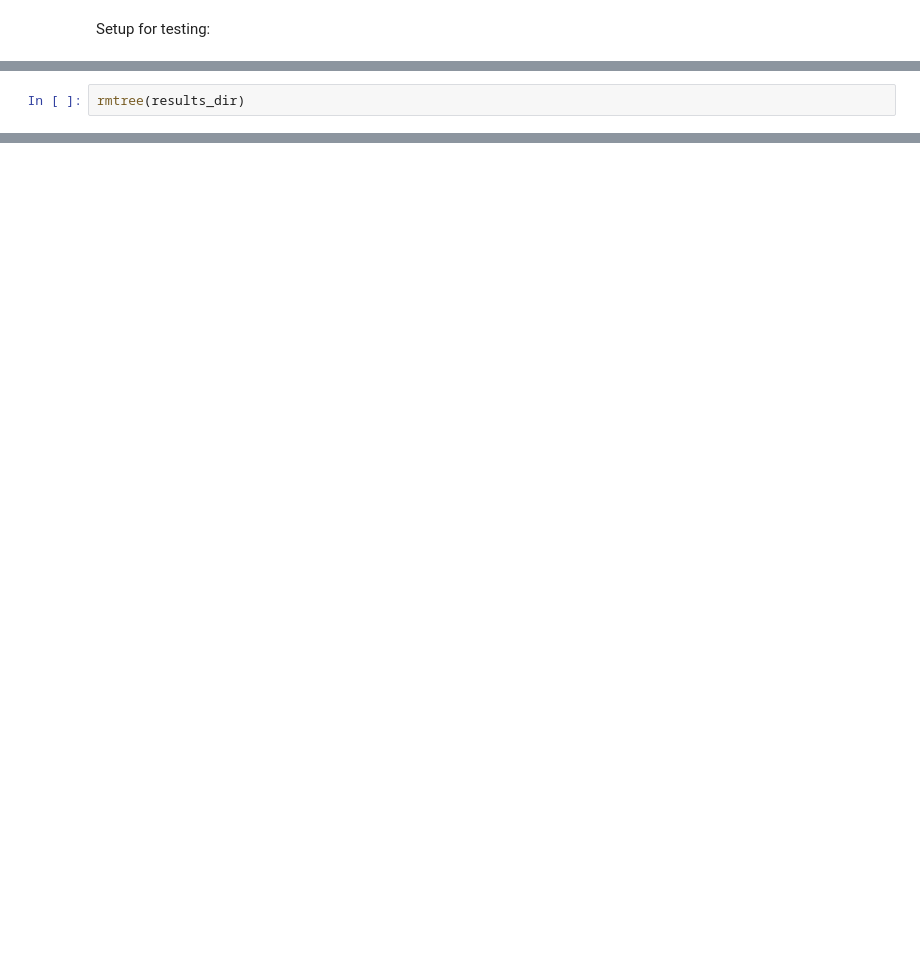
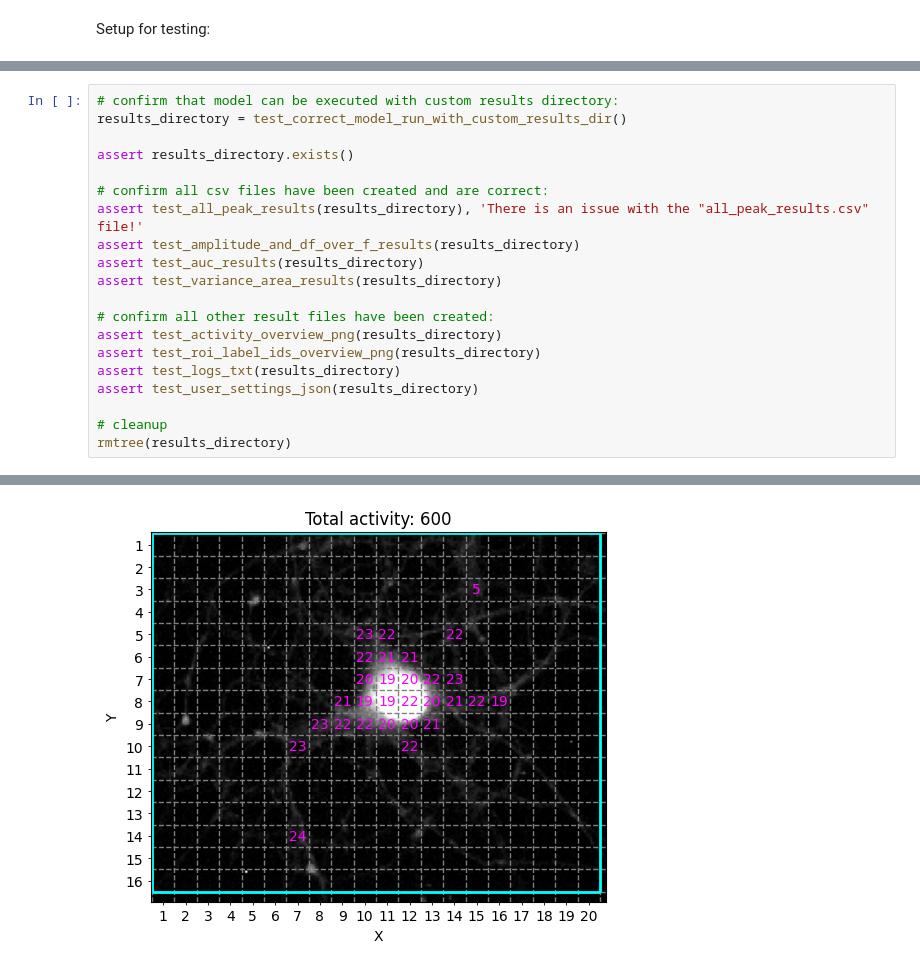
Before and after one commit to Indoc-Research/NeuralActivityCubic, a Jupyter notebook: nbs/02_model.ipynb, the cells around one changed output, grey strips where cells are left out. Cells and saved outputs as stored; diff of their text form; blank space fills up the shorter version.

```diff
--- a/nbs/02_model.ipynb
+++ b/nbs/02_model.ipynb
@@ -411,2 +431,21 @@ Clean-up after testing:
-# %%
-rmtree(results_dir)
+# %%
+# confirm that model can be executed with custom results directory:
+results_directory = test_correct_model_run_with_custom_results_dir()
+
+assert results_directory.exists()
+
+# confirm all csv files have been created and are correct:
+assert test_all_peak_results(results_directory), 'There is an issue with the "all_peak_results.csv" file!'
+assert test_amplitude_and_df_over_f_results(results_directory)
+assert test_auc_results(results_directory)
+assert test_variance_area_results(results_directory)
+
+# confirm all other result files have been created:
+assert test_activity_overview_png(results_directory)
+assert test_roi_label_ids_overview_png(results_directory)
+assert test_logs_txt(results_directory)
+assert test_user_settings_json(results_directory)
+
+# cleanup
+rmtree(results_directory)
+# %% [output]
@@ -412,0 +469 @@ rmtree(results_dir)
+[figure, added]
```
Also changed, not shown: parts of 11 cells of this notebook, 10 other files.
